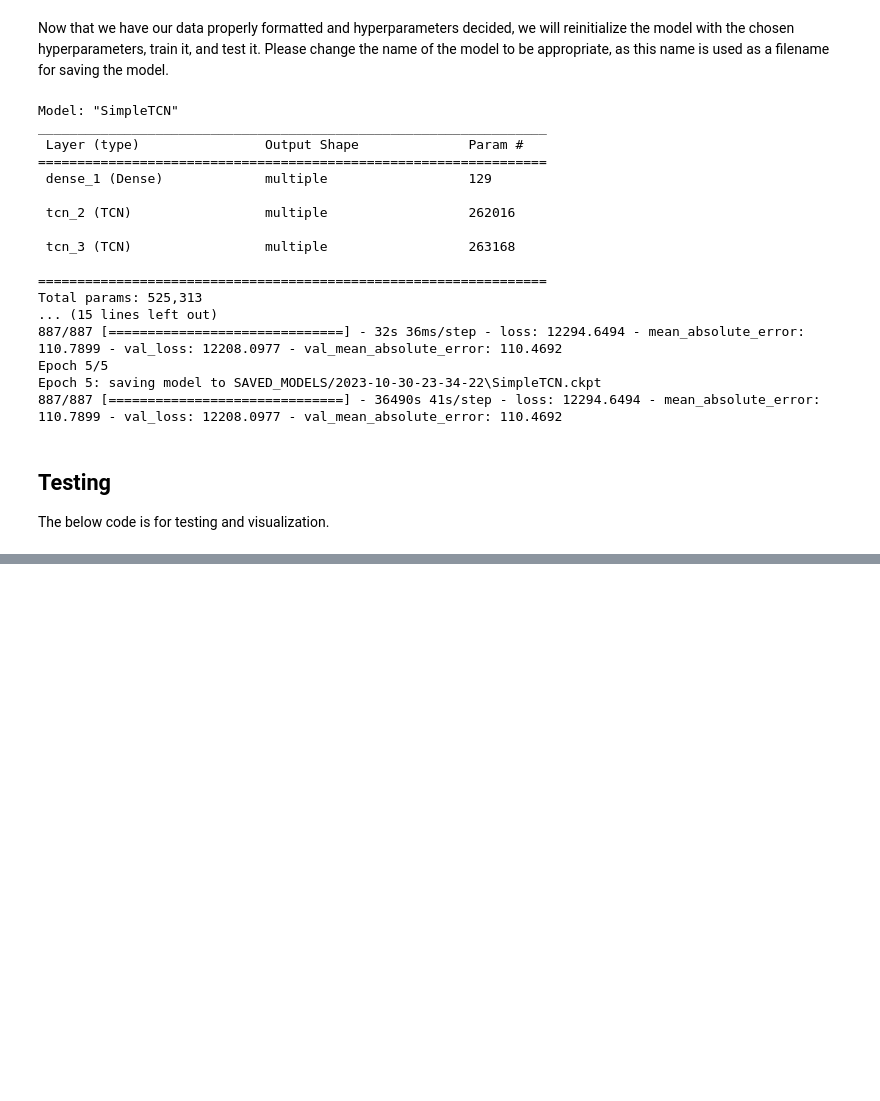
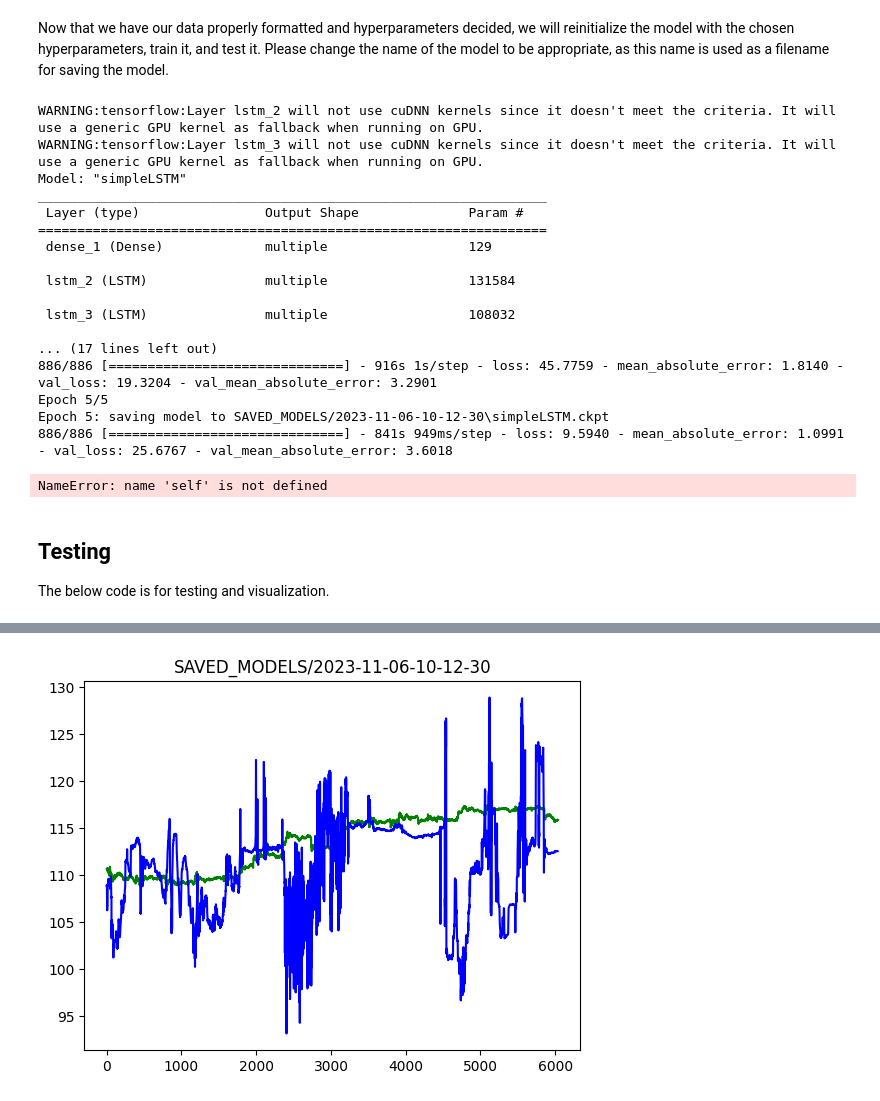
Before and after one commit to Sebiancoder/spatiotemporal-lstnet-for-markets, a Jupyter notebook: main.ipynb, the cells around one changed output, grey strips where cells are left out. Saved outputs shown, nothing was run; the diff lists cells and outputs as text; code cells hidden in the pictures; blank space fills up the shorter version.

Commit message:
fixed testing loop code
fixed testing loop code, previously code was not properly preprocessing testing data

```diff
--- a/main.ipynb
+++ b/main.ipynb
@@ -84,12 +88,12 @@ test_x = DataProcessor.zscore_standardization(test_x)
 We then need to convert this multiIndex DataFrame we have into a 3 dimensional numpy to feed into the model. Each of x_train, x_test, y_train, y_test will have the 3D shape num_sequences x timesteps_per_sequence x num_variables. For our y-values, we will only predict one timestep in the future for now, for simplicity's sake.
 # %%
 x_train = DataProcessor.fold_sequences(train_x)
-x_test = DataProcessor.fold_sequences(test_x)
+x_val = DataProcessor.fold_sequences(val_x)
 y_train = DataProcessor.fold_sequences(train_y)
-y_test = DataProcessor.fold_sequences(test_y)
+y_val = DataProcessor.fold_sequences(val_y)
 
 print(x_train.shape)
-print(x_test.shape)
+print(x_val.shape)
 print(y_train.shape)
-print(y_test.shape)
+print(y_val.shape)
 # %% [output]
@@ -103,7 +107,7 @@ We also likely only want to predict one of the time series variables, so we can
 Y_VAR = 1   #index of variable to be predicted
 
 y_train = y_train[:,Y_VAR]
-y_test = y_test[:,Y_VAR]
+y_val = y_val[:,Y_VAR]
 # %% [markdown]
 ## Model Initialization
 # %% [markdown]
@@ -112,7 +116,7 @@ We create a short function to build the model, and set it up for a training run.
 def build_model(hp):
 
     #change the model to run here
-    model = MLP(hp)
+    model = SimpleLSTM(hp)
     model.build(x_train.shape)
 
     model.compile(
@@ -173,16 +180,20 @@ train_hist = model.fit(
     x=x_train,
     y=y_train,
     epochs=EPOCHS,
-    validation_data=(x_test, y_test),
+    validation_data=(x_val, y_val),
     batch_size=BATCH_SIZE,
     callbacks=[cp_callback],
     shuffle=False
 )
 
+dataset_name = "nasdaq100"
+
 #write to training log
 log_entry = [
+    dataset_name,
     model.name,
     model_path,
+    SEQ_LEN,
     EPOCHS,
     BATCH_SIZE,
     train_hist.history["val_mean_absolute_error"][-1]
@@ -192,36 +203,48 @@ with open('SAVED_MODELS/training_log.csv', 'a', newline='') as file:
     writer = csv.writer(file)
     writer.writerow(log_entry)
 # %% [output]
-Model: "SimpleTCN"
+WARNING:tensorflow:Layer lstm_2 will not use cuDNN kernels since it doesn't meet the criteria. It will use a generic GPU kernel as fallback when running on GPU.
+WARNING:tensorflow:Layer lstm_3 will not use cuDNN kernels since it doesn't meet the criteria. It will use a generic GPU kernel as fallback when running on GPU.
+Model: "simpleLSTM"
 _________________________________________________________________
  Layer (type)                Output Shape              Param #
 =================================================================
  dense_1 (Dense)             multiple                  129
 
- tcn_2 (TCN)                 multiple                  262016
+ lstm_2 (LSTM)               multiple                  131584
 
- tcn_3 (TCN)                 multiple                  263168
+ lstm_3 (LSTM)               multiple                  108032
 
-=================================================================
-Total params: 525,313
-... (15 lines left out)
-887/887 [==============================] - 32s 36ms/step - loss: 12294.6494 - mean_absolute_error: 110.7899 - val_loss: 12208.0977 - val_mean_absolute_error: 110.4692
+... (17 lines left out)
+886/886 [==============================] - 916s 1s/step - loss: 45.7759 - mean_absolute_error: 1.8140 - val_loss: 19.3204 - val_mean_absolute_error: 3.2901
 Epoch 5/5
-Epoch 5: saving model to SAVED_MODELS/2023-10-30-23-34-22\SimpleTCN.ckpt
-887/887 [==============================] - 36490s 41s/step - loss: 12294.6494 - mean_absolute_error: 110.7899 - val_loss: 12208.0977 - val_mean_absolute_error: 110.4692
+Epoch 5: saving model to SAVED_MODELS/2023-11-06-10-12-30\simpleLSTM.ckpt
+886/886 [==============================] - 841s 949ms/step - loss: 9.5940 - mean_absolute_error: 1.0991 - val_loss: 25.6767 - val_mean_absolute_error: 3.6018
+NameError: name 'self' is not defined
 # %% [markdown]
 ## Testing
 
 The below code is for testing and visualization.
 # %%
 #make sequences, x/y split, normalize, and fold
-td = DataProcessor.sequence_target_split(DataProcessor.sliding_window_sequence(test_data, SEQ_LEN), target_size=1)[0]
-td = DataProcessor.fold_sequences(DataProcessor.zscore_standardization(td))
+""" tdx, tdy = DataProcessor.sequence_target_split(DataProcessor.sliding_window_sequence(val_data, SEQ_LEN), target_size=1)
+tdx = DataProcessor.fold_sequences(DataProcessor.zscore_standardization(tdx))
+tdy = DataProcessor.fold_sequences(tdy) """
 
-predicted_var = test_data.to_numpy()[:,Y_VAR]
+tdx, tdy = DataProcessor.sequence_target_split(DataProcessor.sliding_window_sequence(test_data, SEQ_LEN), target_size=1)
+tdx = DataProcessor.zscore_standardization(tdx)
 
-plt.plot(np.arange(0, predicted_var.shape[0]), predicted_var, 'red')
-plt.plot(np.arange(SEQ_LEN - 1, predicted_var.shape[0]), model.predict(td).reshape(td.shape[0])), 'blue'
+tdx = DataProcessor.fold_sequences(tdx)
+tdy = DataProcessor.fold_sequences(tdy)
+
+tdy = tdy[:,Y_VAR]
+
+print(model.evaluate(tdx, tdy, batch_size=32))
+
+plt.plot(np.arange(0, tdy.shape[0]), tdy, 'green')   #actual data
+plt.plot(np.arange(0, tdx.shape[0]), model.predict(tdx).reshape(tdx.shape[0]), 'blue')    #predicted data
 plt.title(model_path)
 
+plt.savefig('SAVED_MODELS/model_test_visualizations/{mi}.png'.format(mi=model.name + "_" + model_path.split("/")[1]))
 plt.show()
+# %% [output]
@@ -227,0 +254 @@ plt.show()
+[figure, added]
```
Also changed, not shown: parts of 6 cells of this notebook, 3 other files.
